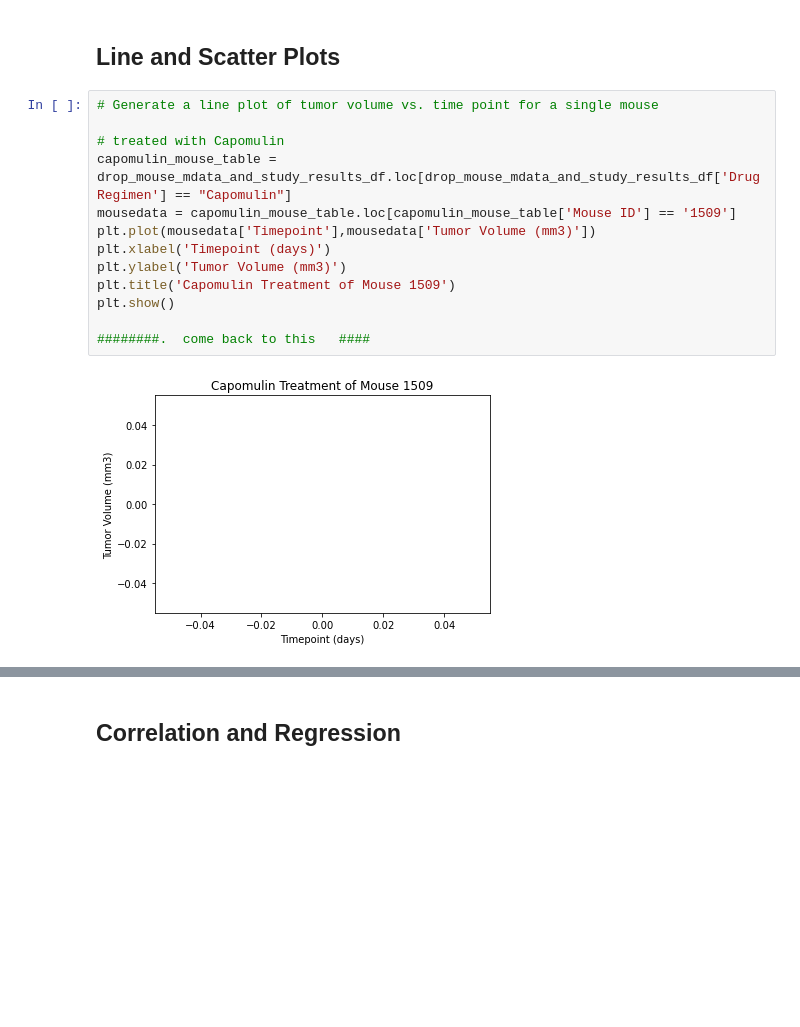
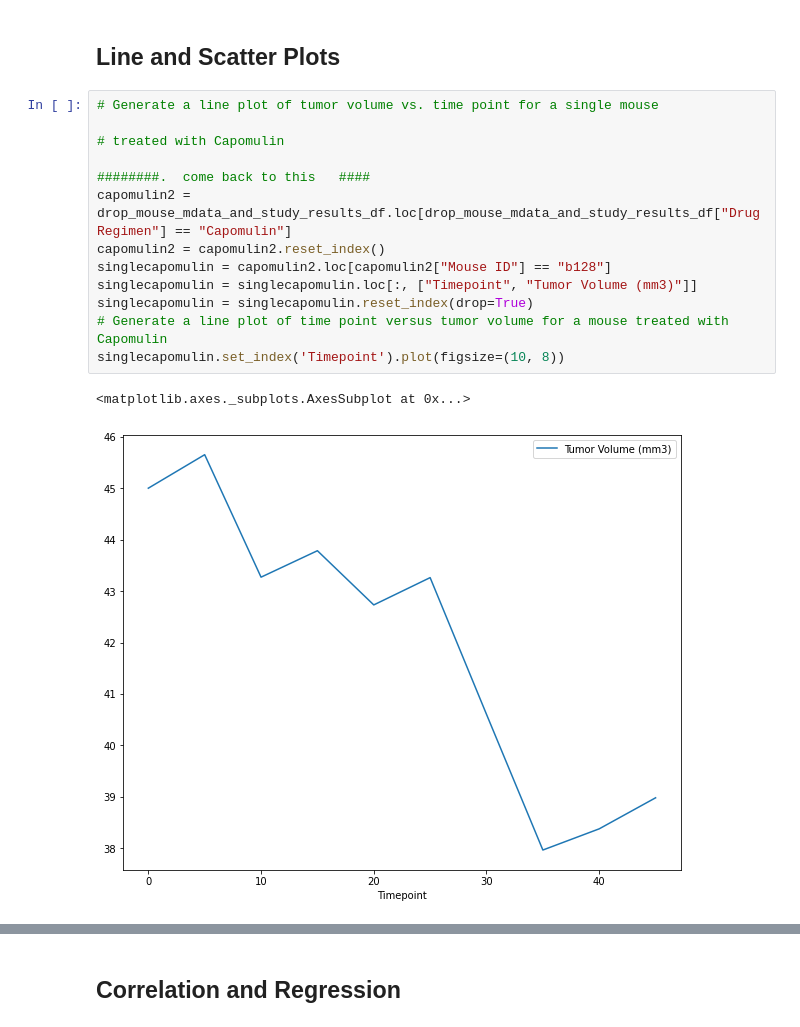
Before and after one commit to atemkuh/Matplotlib, a Jupyter notebook: pymaceuticals/pymaceuticals_starter.ipynb, the cells around one changed output, grey strips where cells are left out. Saved outputs shown, nothing was run; the diff lists cells and outputs as text; blank space fills up the shorter version.

```diff
--- a/pymaceuticals/pymaceuticals_starter.ipynb
+++ b/pymaceuticals/pymaceuticals_starter.ipynb
@@ -310,18 +310,19 @@ plt.show()
 # %%
 # Generate a line plot of tumor volume vs. time point for a single mouse
 
 # treated with Capomulin
-capomulin_mouse_table = drop_mouse_mdata_and_study_results_df.loc[drop_mouse_mdata_and_study_results_df['Drug Regimen'] == "Capomulin"]
-mousedata = capomulin_mouse_table.loc[capomulin_mouse_table['Mouse ID'] == '1509']
-plt.plot(mousedata['Timepoint'],mousedata['Tumor Volume (mm3)'])
-plt.xlabel('Timepoint (days)')
-plt.ylabel('Tumor Volume (mm3)')
-plt.title('Capomulin Treatment of Mouse 1509')
-plt.show()
 
 ########.  come back to this   ####
+capomulin2 = drop_mouse_mdata_and_study_results_df.loc[drop_mouse_mdata_and_study_results_df["Drug Regimen"] == "Capomulin"]
+capomulin2 = capomulin2.reset_index()
+singlecapomulin = capomulin2.loc[capomulin2["Mouse ID"] == "b128"]
+singlecapomulin = singlecapomulin.loc[:, ["Timepoint", "Tumor Volume (mm3)"]]
+singlecapomulin = singlecapomulin.reset_index(drop=True)
+# Generate a line plot of time point versus tumor volume for a mouse treated with Capomulin
+singlecapomulin.set_index('Timepoint').plot(figsize=(10, 8))
 # %% [output]
+<matplotlib.axes._subplots.AxesSubplot at 0x...>
-[figure, old version]
+[figure, new version]
 # %%
 # Generate a scatter plot of average tumor volume vs. mouse weight
 # for all mice in the Capomulin regimen
```
Also changed, not shown: parts of 4 cells of this notebook.
